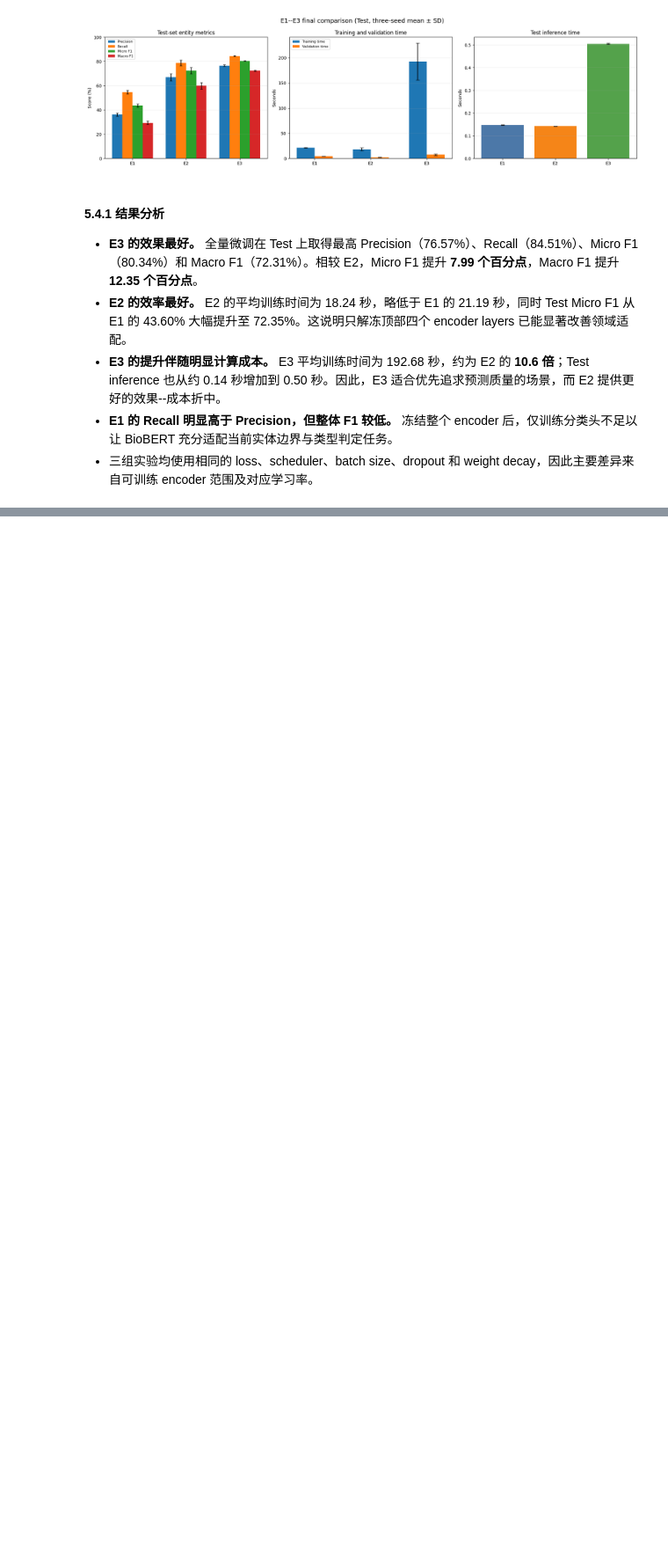
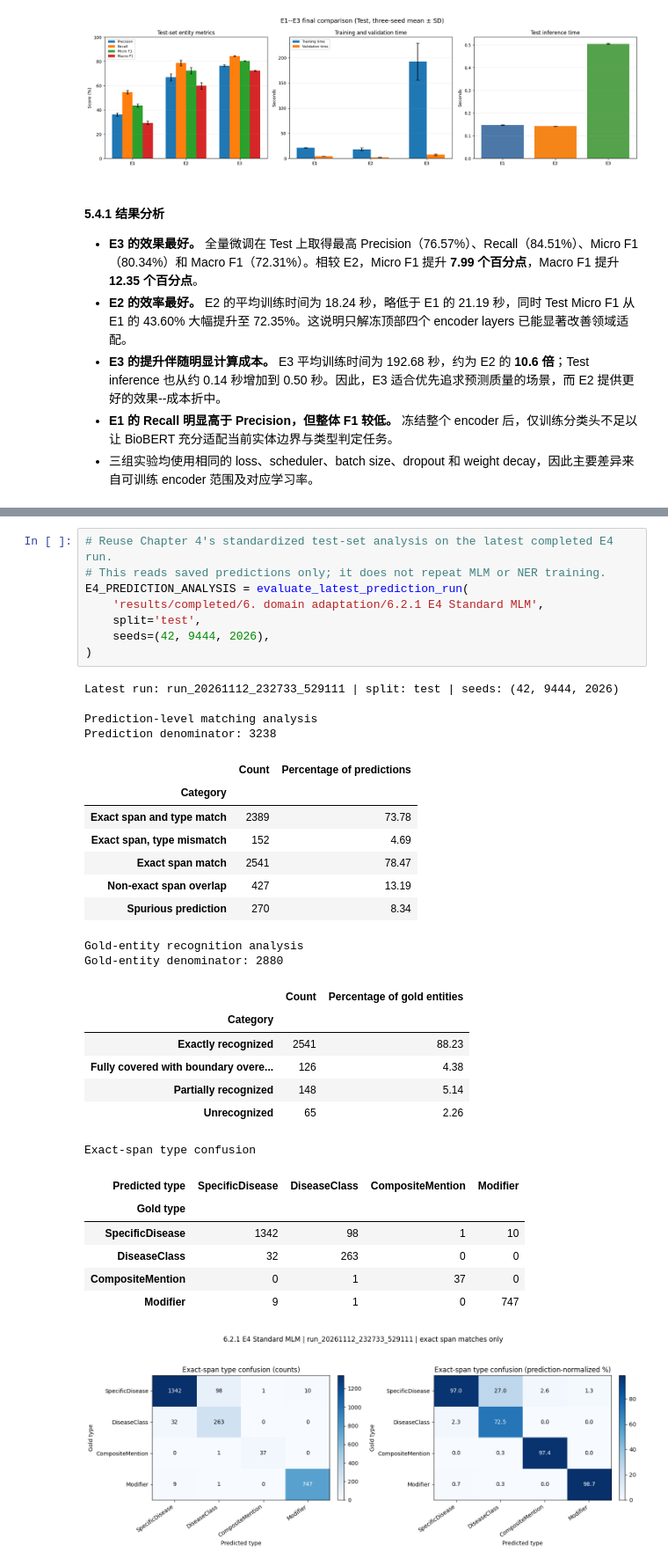
Before and after one commit to Edric-D/MedNLP_Research, a Jupyter notebook: MedNLP_research.ipynb, the cells around one changed output, grey strips where cells are left out. Shown at 88% size. Drawn from its saved outputs; the diff is of its cells as text; blank space fills up the shorter version.

```diff
--- a/MedNLP_research.ipynb
+++ b/MedNLP_research.ipynb
@@ -4564,0 +6363,36 @@ plt.show()
+# %%
+# Reuse Chapter 4's standardized test-set analysis on the latest completed E4 run.
+# This reads saved predictions only; it does not repeat MLM or NER training.
+E4_PREDICTION_ANALYSIS = evaluate_latest_prediction_run(
+    'results/completed/6. domain adaptation/6.2.1 E4 Standard MLM',
+    split='test',
+    seeds=(42, 9444, 2026),
+)
+# %% [output]
+Latest run: run_20261112_232733_529111 | split: test | seeds: (42, 9444, 2026)
+
+Prediction-level matching analysis
+Prediction denominator: 3238
+|  | Count | Percentage of predictions |
+| Category |  |  |
+| Exact span and type match | 2389 | 73.78 |
+| Exact span, type mismatch | 152 | 4.69 |
+| Exact span match | 2541 | 78.47 |
+| Non-exact span overlap | 427 | 13.19 |
+| Spurious prediction | 270 | 8.34 |
+Gold-entity recognition analysis
+Gold-entity denominator: 2880
+|  | Count | Percentage of gold entities |
+| Category |  |  |
+| Exactly recognized | 2541 | 88.23 |
+| Fully covered with boundary overe... | 126 | 4.38 |
+| Partially recognized | 148 | 5.14 |
+| Unrecognized | 65 | 2.26 |
+Exact-span type confusion
+| Predicted type | SpecificDisease | DiseaseClass | CompositeMention | Modifier |
+| Gold type |  |  |  |  |
+| SpecificDisease | 1342 | 98 | 1 | 10 |
+| DiseaseClass | 32 | 263 | 0 | 0 |
+| CompositeMention | 0 | 1 | 37 | 0 |
+| Modifier | 9 | 1 | 0 | 747 |
+[figure, added]
```
Also changed, not shown: parts of 26 cells of this notebook.
